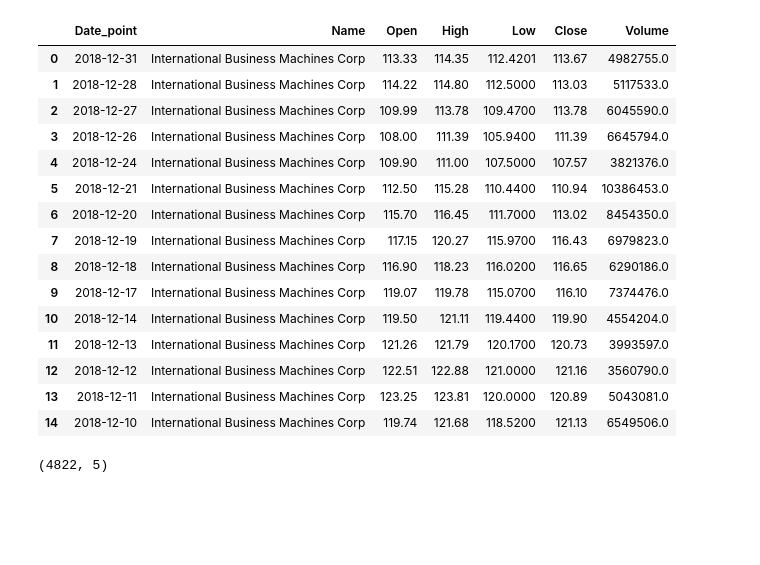
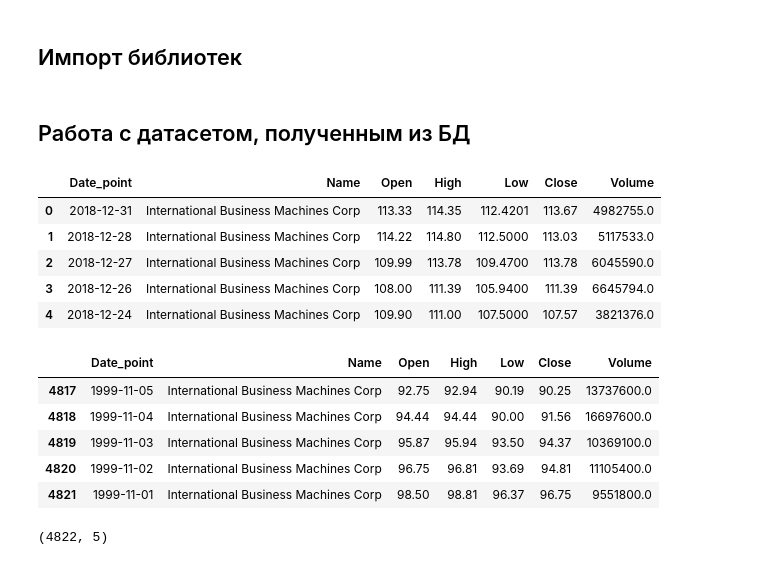
Before and after one commit to FREDY129053/Final_theory_work, a Jupyter notebook: training_model.ipynb, the cells around one changed output. Cells and saved outputs as stored; diff of their text form; code cells hidden in the pictures; blank space fills up the shorter version.

```diff
--- a/training_model.ipynb
+++ b/training_model.ipynb
@@ -3,3 +5,5 @@
+# %% [markdown]
+## Импорт библиотек
 # %%
 import pandas as pd
 import numpy as np
@@ -8,29 +12,30 @@ import matplotlib.pyplot as plt
 from sklearn.preprocessing import StandardScaler
 from tensorflow.keras.models import Sequential
 from tensorflow.keras.layers import Dense, Dropout, LSTM
+# %% [markdown]
+## Работа с датасетом, полученным из БД
 # %%
 df = pd.read_csv('/content/ibm_data.csv')
 # %%
 df['Date_point'] = pd.to_datetime(df['Date_point'])
 # %%
-df.head(15)
+df.head(5)
 # %% [output]
 |  | Date_point | Name | Open | High | Low | Close | Volume |
 | 0 | 2018-12-31 | International Business Machines Corp | 113.33 | 114.35 | 112.4201 | 113.67 | 4982755.0 |
 | 1 | 2018-12-28 | International Business Machines Corp | 114.22 | 114.80 | 112.5000 | 113.03 | 5117533.0 |
 | 2 | 2018-12-27 | International Business Machines Corp | 109.99 | 113.78 | 109.4700 | 113.78 | 6045590.0 |
 | 3 | 2018-12-26 | International Business Machines Corp | 108.00 | 111.39 | 105.9400 | 111.39 | 6645794.0 |
 | 4 | 2018-12-24 | International Business Machines Corp | 109.90 | 111.00 | 107.5000 | 107.57 | 3821376.0 |
-| 5 | 2018-12-21 | International Business Machines Corp | 112.50 | 115.28 | 110.4400 | 110.94 | 10386453.0 |
-| 6 | 2018-12-20 | International Business Machines Corp | 115.70 | 116.45 | 111.7000 | 113.02 | 8454350.0 |
-| 7 | 2018-12-19 | International Business Machines Corp | 117.15 | 120.27 | 115.9700 | 116.43 | 6979823.0 |
-| 8 | 2018-12-18 | International Business Machines Corp | 116.90 | 118.23 | 116.0200 | 116.65 | 6290186.0 |
-| 9 | 2018-12-17 | International Business Machines Corp | 119.07 | 119.78 | 115.0700 | 116.10 | 7374476.0 |
-| 10 | 2018-12-14 | International Business Machines Corp | 119.50 | 121.11 | 119.4400 | 119.90 | 4554204.0 |
-| 11 | 2018-12-13 | International Business Machines Corp | 121.26 | 121.79 | 120.1700 | 120.73 | 3993597.0 |
-| 12 | 2018-12-12 | International Business Machines Corp | 122.51 | 122.88 | 121.0000 | 121.16 | 3560790.0 |
-| 13 | 2018-12-11 | International Business Machines Corp | 123.25 | 123.81 | 120.0000 | 120.89 | 5043081.0 |
-| 14 | 2018-12-10 | International Business Machines Corp | 119.74 | 121.68 | 118.5200 | 121.13 | 6549506.0 |
+# %%
+df.tail(5)
+# %% [output]
+|  | Date_point | Name | Open | High | Low | Close | Volume |
+| 4817 | 1999-11-05 | International Business Machines Corp | 92.75 | 92.94 | 90.19 | 90.25 | 13737600.0 |
+| 4818 | 1999-11-04 | International Business Machines Corp | 94.44 | 94.44 | 90.00 | 91.56 | 16697600.0 |
+| 4819 | 1999-11-03 | International Business Machines Corp | 95.87 | 95.94 | 93.50 | 94.37 | 10369100.0 |
+| 4820 | 1999-11-02 | International Business Machines Corp | 96.75 | 96.81 | 93.69 | 94.81 | 11105400.0 |
+| 4821 | 1999-11-01 | International Business Machines Corp | 98.50 | 98.81 | 96.37 | 96.75 | 9551800.0 |
 # %%
 copy_df = df[['Open', 'High', 'Low', 'Close', 'Volume']]
 copy_df.shape
```
Also changed, not shown: parts of 54 cells of this notebook.
